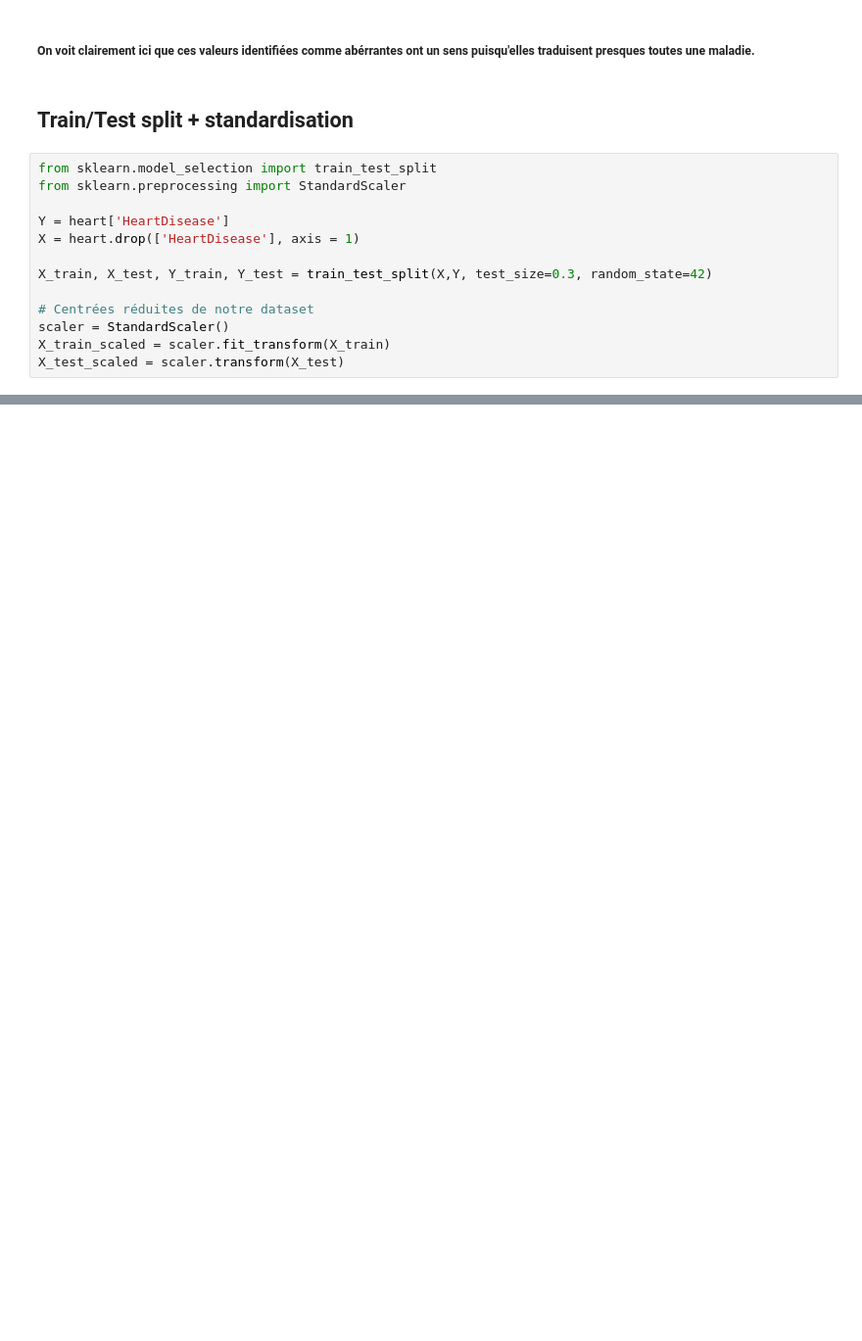
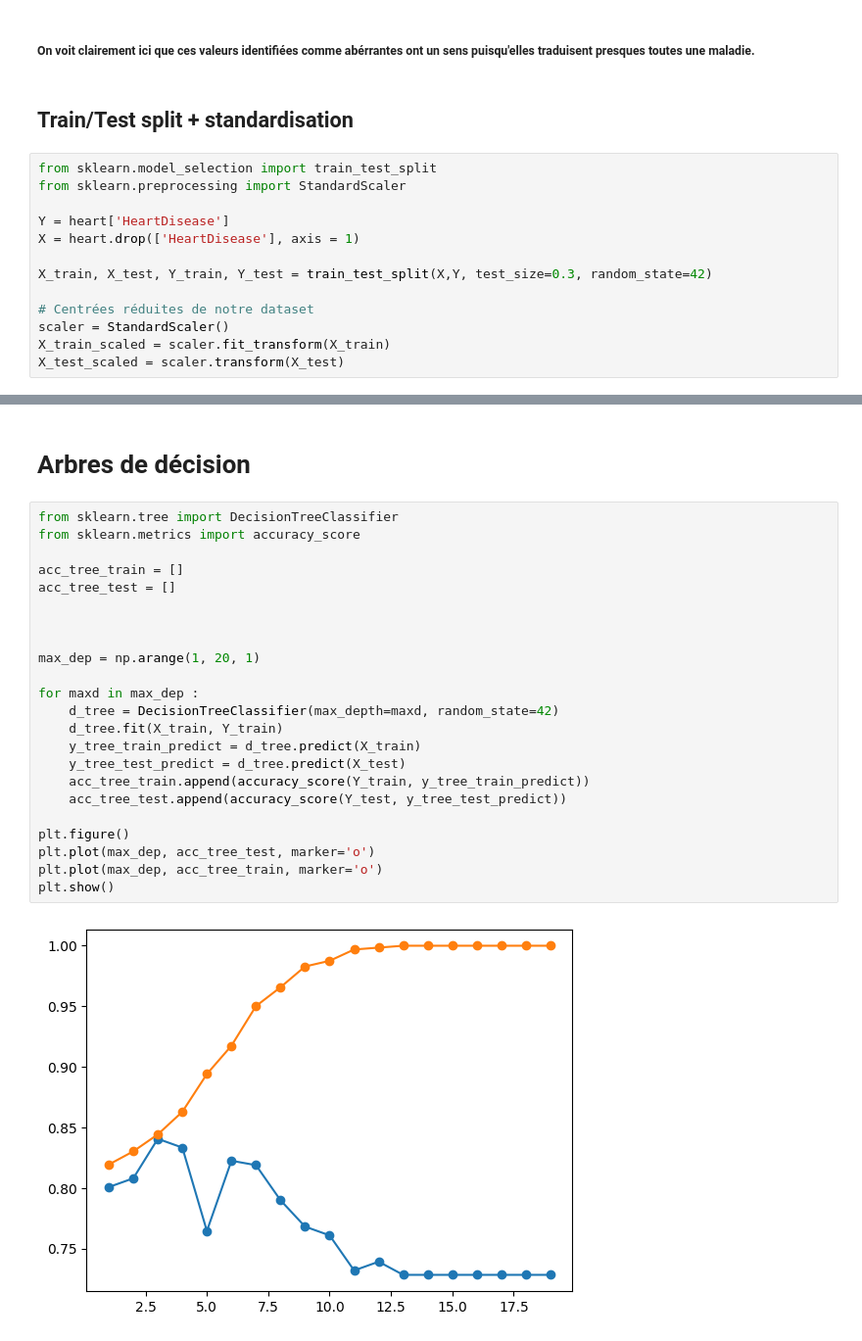
Before and after one commit to poll0ui5/Projet_IA01, a Jupyter notebook: projet.ipynb, the cells around one changed output, grey strips where cells are left out. Shown: that part at 98% size. Drawn from its saved outputs; the diff is of its cells as text; blank space fills up the shorter version.

Commit message:
Ajout des modèles arbres et forêts

```diff
--- a/projet.ipynb
+++ b/projet.ipynb
@@ -263,0 +374,27 @@ print(f"L'éxactitude du modèle en utilisant la distance euclidienne est de \n{
+# %% [markdown]
+# Arbres de décision
+# %%
+from sklearn.tree import DecisionTreeClassifier
+from sklearn.metrics import accuracy_score
+
+acc_tree_train = []
+acc_tree_test = []
+
+
+
+max_dep = np.arange(1, 20, 1)
+
+for maxd in max_dep :
+    d_tree = DecisionTreeClassifier(max_depth=maxd, random_state=42)
+    d_tree.fit(X_train, Y_train)
+    y_tree_train_predict = d_tree.predict(X_train)
+    y_tree_test_predict = d_tree.predict(X_test)
+    acc_tree_train.append(accuracy_score(Y_train, y_tree_train_predict))
+    acc_tree_test.append(accuracy_score(Y_test, y_tree_test_predict))
+
+plt.figure()
+plt.plot(max_dep, acc_tree_test, marker='o')
+plt.plot(max_dep, acc_tree_train, marker='o')
+plt.show()
+# %% [output]
+[figure, added]
```
Also changed, not shown: parts of 13 cells of this notebook.
